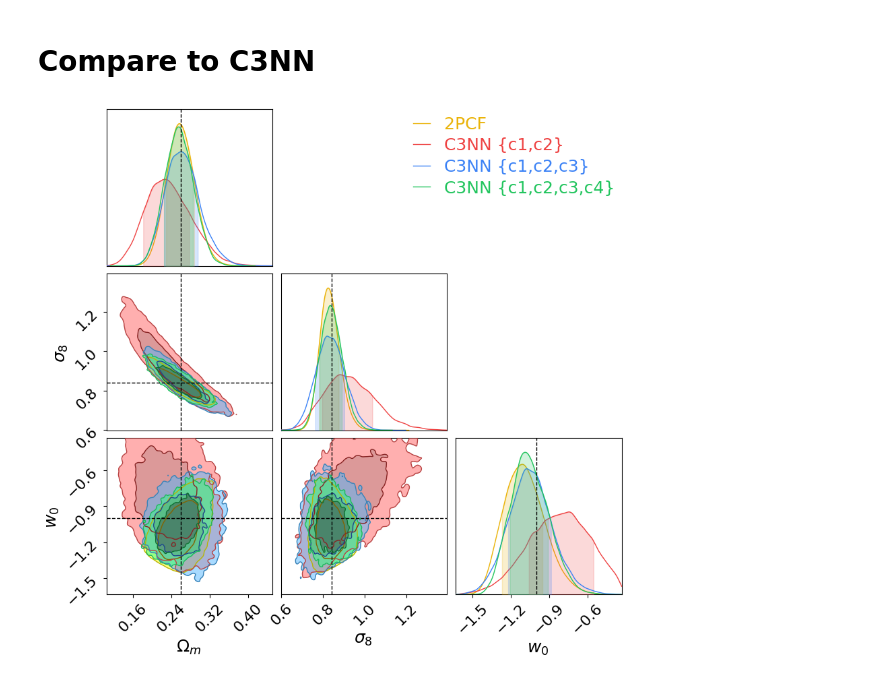
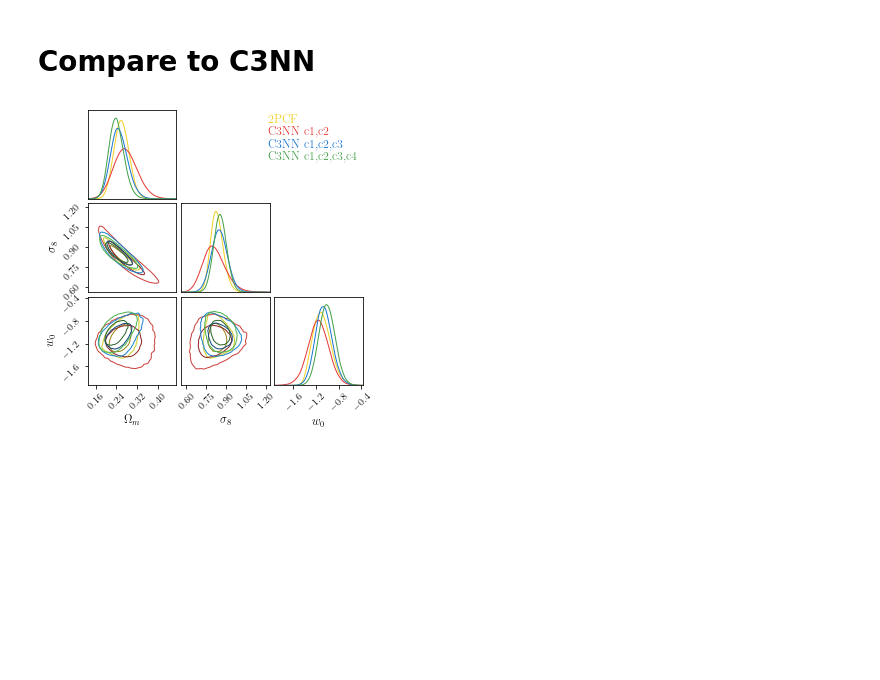
Before and after one commit to lgong6g/C3NN_inference, a Jupyter notebook: 2PCF_comparison.ipynb, the cells around one changed output. Drawn from its saved outputs; the diff is of its cells as text; code cells hidden in the pictures; blank space fills up the shorter version.

Commit message:
C3NN hybrid, CNN, and NLE test

```diff
--- a/2PCF_comparison.ipynb
+++ b/2PCF_comparison.ipynb
@@ -213,37 +244,43 @@ fig = c.plotter.plot()
 # %%
 # Load posterior samples
 samples_2PCF = np.load("./data/25latent_2PCF_samples.npy")[:,(0,1,2)]
-samples_C3NN_2 = np.load("./data/25filters_2order_nozscorex_bn.npy")[::10,(0,1,2)]
-samples_C3NN_3 = np.load("./data/25filters_3order_nozscorex_bn.npy")[::10,(0,1,2)]
-samples_C3NN_4 = np.load("./data/40filters_4order_nozscorex_bn.npy")[::10,(0,1,2)]
+samples_C3NN_2 = np.load("/project/ag-weller/Kai.Lehman/C3NN_Models/test_chains/4filters_2order_3d_nozscorex_bn_w_std.npy")[::10,(0,1,2)]
+samples_C3NN_3 = np.load("/project/ag-weller/Kai.Lehman/C3NN_Models/test_chains/25filters_3order_3d_nozscorex_bn_w_std.npy")[::10,(0,1,2)]
+samples_C3NN_4 = np.load("/project/ag-weller/Kai.Lehman/C3NN_Models/test_chains/40filters_4order_3d_nozscorex_bn_w_std_nocompression.npy")[::10,(0,1,2)]
 
 c = ChainConsumer()
 
 # Create DataFrames for each posterior
 post_2PCF = pd.DataFrame(samples_2PCF, columns=param_names_latex)
 post_C3NN_2 = pd.DataFrame(samples_C3NN_2, columns=param_names_latex)
 post_C3NN_3 = pd.DataFrame(samples_C3NN_3, columns=param_names_latex)
 post_C3NN_4 = pd.DataFrame(samples_C3NN_4, columns=param_names_latex)
 
 truth_dict = dict(zip(param_names_latex, y_test))
 
 # Add truth and chains to ChainConsumer
-c.add_truth(Truth(location=truth_dict))
-c.add_chain(Chain(samples=post_2PCF, name="2PCF", color='y', sigmas=[0,1,2]))
-c.add_chain(Chain(samples=post_C3NN_2, name="C3NN {c1,c2}", color='r', sigmas=[0,1,2]))
-c.add_chain(Chain(samples=post_C3NN_3, name="C3NN {c1,c2,c3}", color='b', sigmas=[0,1,2]))
-c.add_chain(Chain(samples=post_C3NN_4, name="C3NN {c1,c2,c3,c4}", color='g', sigmas=[0,1,2]))
+#c.add_truth(Truth(location=truth_dict))
+#c.add_chain(Chain(samples=post_2PCF, name="2PCF", color='y', sigmas=[0,1,2]))
+#c.add_chain(Chain(samples=post_C3NN_2, name="C3NN {c1,c2}", color='r', sigmas=[0,1,2]))
+#c.add_chain(Chain(samples=post_C3NN_3, name="C3NN {c1,c2,c3}", color='b', sigmas=[0,1,2]))
+#c.add_chain(Chain(samples=post_C3NN_4, name="C3NN {c1,c2,c3,c4}", color='g', sigmas=[0,1,2]))
+c.add_chain(post_2PCF, name="2PCF", color='y')
+c.add_chain(post_C3NN_2, name="C3NN {c1,c2}", color='r')
+c.add_chain(post_C3NN_3, name="C3NN {c1,c2,c3}", color='b')
+c.add_chain(post_C3NN_4, name="C3NN {c1,c2,c3,c4}", color='g')
 
 # Set plot configuration
+'''
 c.set_plot_config(
     PlotConfig(
         contour_label_font_size=36,
         label_font_size=18,
         tick_font_size=16,
         #watermark="Preliminary",
     )
 )
+'''
 
 fig = c.plotter.plot()
 # %% [output]
-[figure, old version]
+[figure, new version]
```
Also changed, not shown: parts of 7 cells of this notebook, 7 other files.
